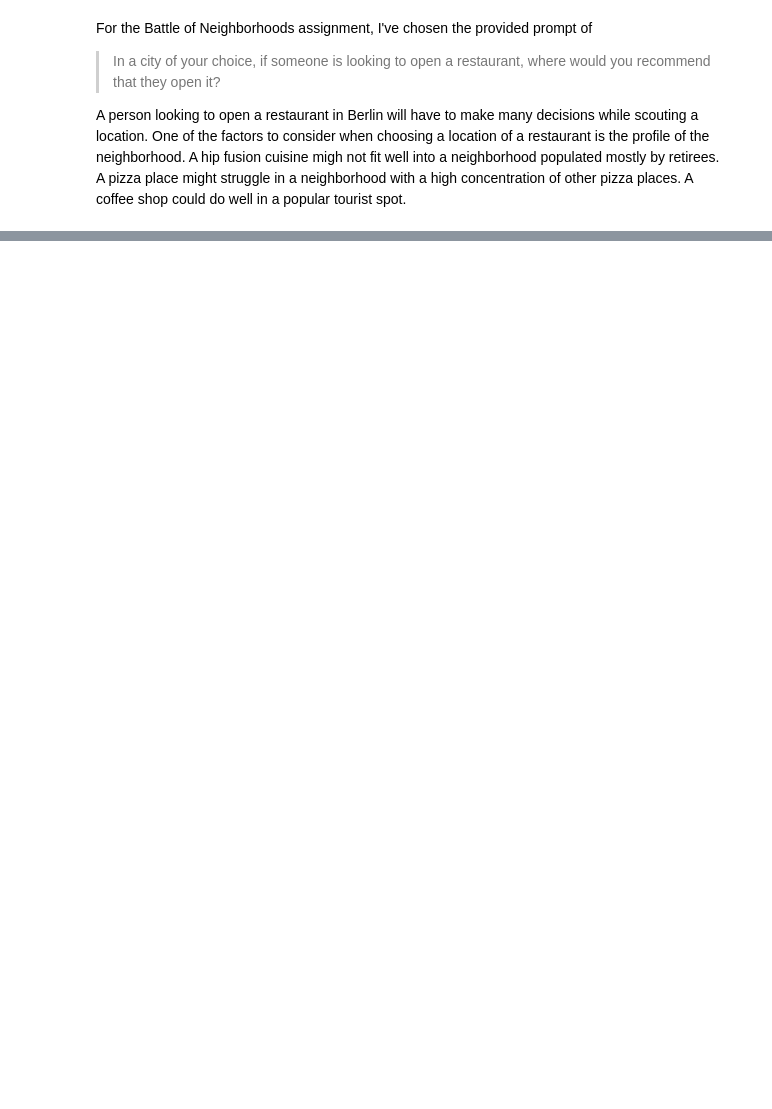
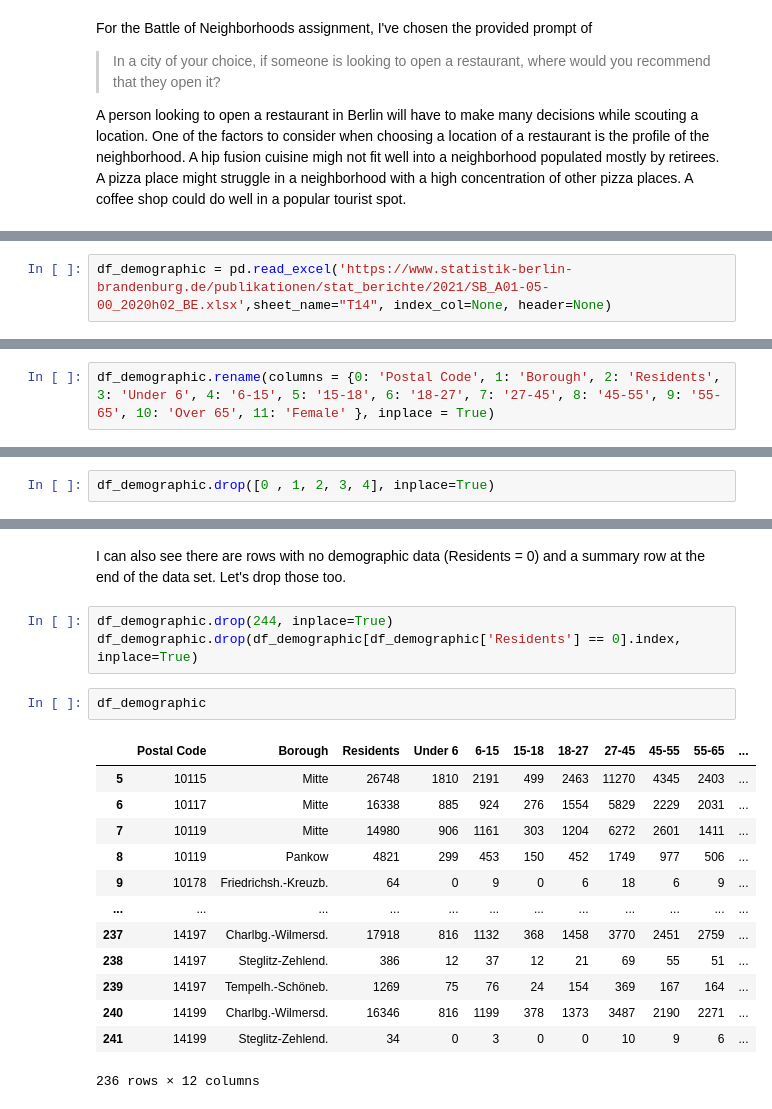
Before and after one commit to MartinaDur/Coursera_Capstone, a Jupyter notebook: Capstone Project - The Battle of Neighborhoods.ipynb, the cells around one changed output, grey strips where cells are left out. Saved outputs shown, nothing was run; the diff lists cells and outputs as text; blank space fills up the shorter version.

```diff
--- a/Capstone Project - The Battle of Neighborhoods.ipynb
+++ b/Capstone Project - The Battle of Neighborhoods.ipynb
@@ -51,0 +51,2 @@ Conclusion section where you conclude the report.
+# %%
+df_demographic = pd.read_excel('https://www.statistik-berlin-brandenburg.de/publikationen/stat_berichte/2021/SB_A01-05-00_2020h02_BE.xlsx',sheet_name="T14", index_col=None, header=None)
@@ -51,0 +69,2 @@ Conclusion section where you conclude the report.
+# %%
+df_demographic.rename(columns = {0: 'Postal Code', 1: 'Borough', 2: 'Residents', 3: 'Under 6', 4: '6-15', 5: '15-18', 6: '18-27', 7: '27-45', 8: '45-55', 9: '55-65', 10: 'Over 65', 11: 'Female' }, inplace = True)
@@ -51,0 +83,2 @@ Conclusion section where you conclude the report.
+# %%
+df_demographic.drop([0 , 1, 2, 3, 4], inplace=True)
@@ -51,0 +94,21 @@ Conclusion section where you conclude the report.
+# %% [markdown]
+I can also see there are rows with no demographic data (Residents = 0) and a summary row at the end of the data set. Let's drop those too.
+# %%
+df_demographic.drop(244, inplace=True)
+df_demographic.drop(df_demographic[df_demographic['Residents'] == 0].index, inplace=True)
+# %%
+df_demographic
+# %% [output]
+|  | Postal Code | Borough | Residents | Under 6 | 6-15 | 15-18 | 18-27 | 27-45 | 45-55 | 55-65 | ... |
+| 5 | 10115 | Mitte | 26748 | 1810 | 2191 | 499 | 2463 | 11270 | 4345 | 2403 | ... |
+| 6 | 10117 | Mitte | 16338 | 885 | 924 | 276 | 1554 | 5829 | 2229 | 2031 | ... |
+| 7 | 10119 | Mitte | 14980 | 906 | 1161 | 303 | 1204 | 6272 | 2601 | 1411 | ... |
+| 8 | 10119 | Pankow | 4821 | 299 | 453 | 150 | 452 | 1749 | 977 | 506 | ... |
+| 9 | 10178 | Friedrichsh.-Kreuzb. | 64 | 0 | 9 | 0 | 6 | 18 | 6 | 9 | ... |
+| ... | ... | ... | ... | ... | ... | ... | ... | ... | ... | ... | ... |
+| 237 | 14197 | Charlbg.-Wilmersd. | 17918 | 816 | 1132 | 368 | 1458 | 3770 | 2451 | 2759 | ... |
+| 238 | 14197 | Steglitz-Zehlend. | 386 | 12 | 37 | 12 | 21 | 69 | 55 | 51 | ... |
+| 239 | 14197 | Tempelh.-Schöneb. | 1269 | 75 | 76 | 24 | 154 | 369 | 167 | 164 | ... |
+| 240 | 14199 | Charlbg.-Wilmersd. | 16346 | 816 | 1199 | 378 | 1373 | 3487 | 2190 | 2271 | ... |
+| 241 | 14199 | Steglitz-Zehlend. | 34 | 0 | 3 | 0 | 0 | 10 | 9 | 6 | ... |
+236 rows × 12 columns
```
Also changed, not shown: parts of 98 cells of this notebook.
